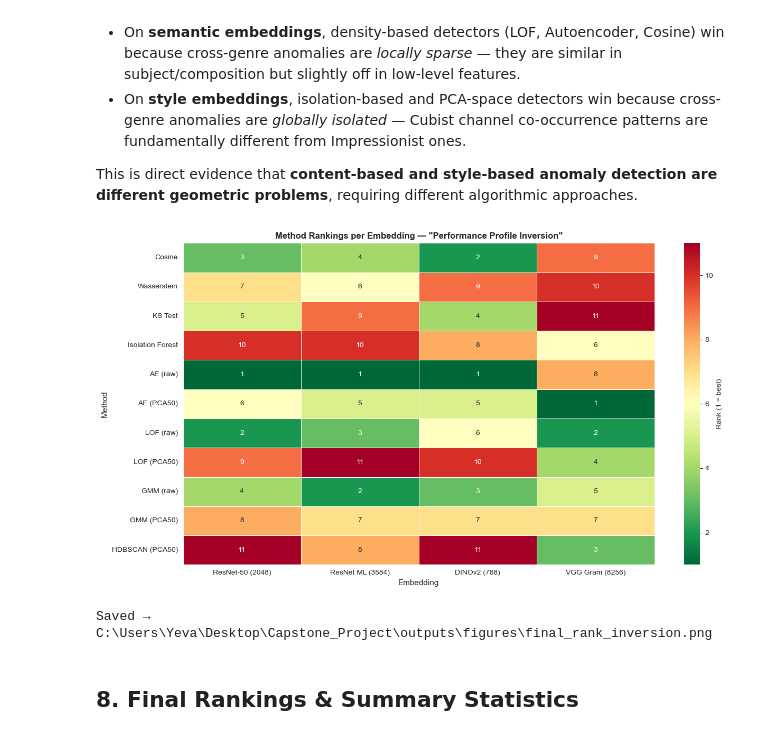
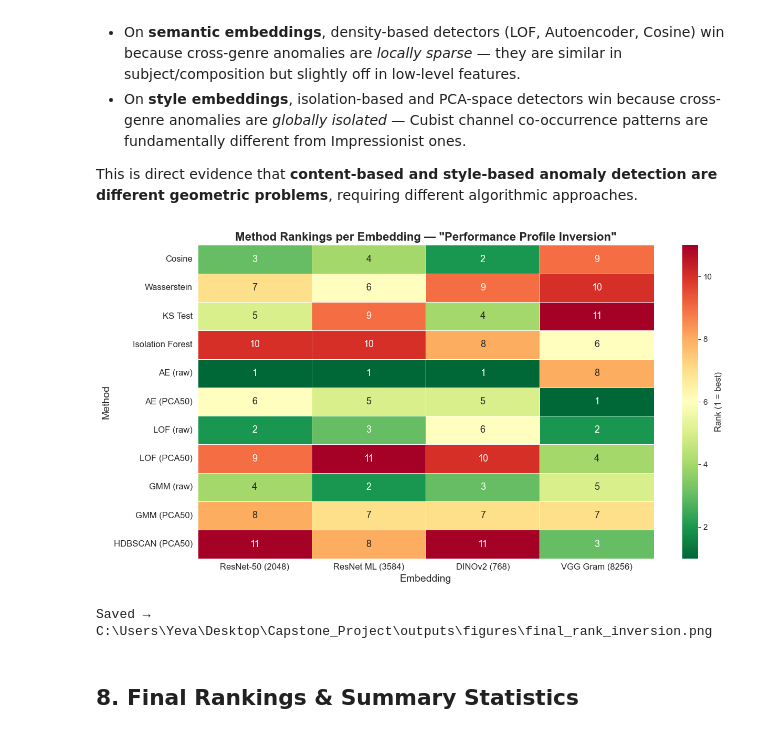
Before and after one commit to yevastepanyan8/Capstone_Project, a Jupyter notebook: notebooks/final_results_summary.ipynb, the cells around one changed output. Cells and saved outputs as stored; diff of their text form; code cells hidden in the pictures.

```diff
--- a/notebooks/final_results_summary.ipynb
+++ b/notebooks/final_results_summary.ipynb
@@ -429,26 +436,30 @@ This is direct evidence that **content-based and style-based anomaly detection a
 # %%
 # Method ranking by embedding type (which methods 'win' for content vs style features)
 fig, ax = plt.subplots(figsize=(13, 7))
 ranking = (master_df[master_df['dataset_type'] == 'injected']
            .groupby(['embedding', 'method'])['auc'].mean()
            .reset_index())
 ranking['rank'] = ranking.groupby('embedding')['auc'].rank(ascending=False, method='min')
 rank_pivot = ranking.pivot(index='method', columns='embedding', values='rank')
 rank_pivot = rank_pivot.reindex(index=list(METHODS.keys()), columns=list(EMBEDDINGS.keys()))
 
 sns.heatmap(rank_pivot, annot=True, fmt='.0f', cmap='RdYlGn_r',
+            annot_kws={"size": 13},
             cbar_kws={'label': 'Rank (1 = best)'}, ax=ax, linewidths=0.5)
 ax.set_title('Method Rankings per Embedding — "Performance Profile Inversion"',
-             fontsize=12, fontweight='bold')
-ax.set_xlabel('Embedding', fontsize=11)
-ax.set_ylabel('Method', fontsize=11)
+             fontsize=16, fontweight='bold')
+ax.set_xlabel('Embedding', fontsize=14)
+ax.set_ylabel('Method', fontsize=14)
+ax.tick_params(axis='both', labelsize=12)
+ax.collections[0].colorbar.ax.tick_params(labelsize=11)
+ax.collections[0].colorbar.set_label('Rank (1 = best)', fontsize=12)
 plt.tight_layout()
 out = OUTPUTS_DIR / 'final_rank_inversion.png'
 plt.savefig(out, dpi=150, bbox_inches='tight')
 plt.show()
 print(f'Saved → {out}')
 # %% [output]
-[figure, old version]
+[figure, new version]
 Saved → C:\Users\Yeva\Desktop\Capstone_Project\outputs\figures\final_rank_inversion.png
 # %% [markdown]
 ## 8. Final Rankings & Summary Statistics
```
Also changed, not shown: parts of 4 cells of this notebook, 11 other files.
